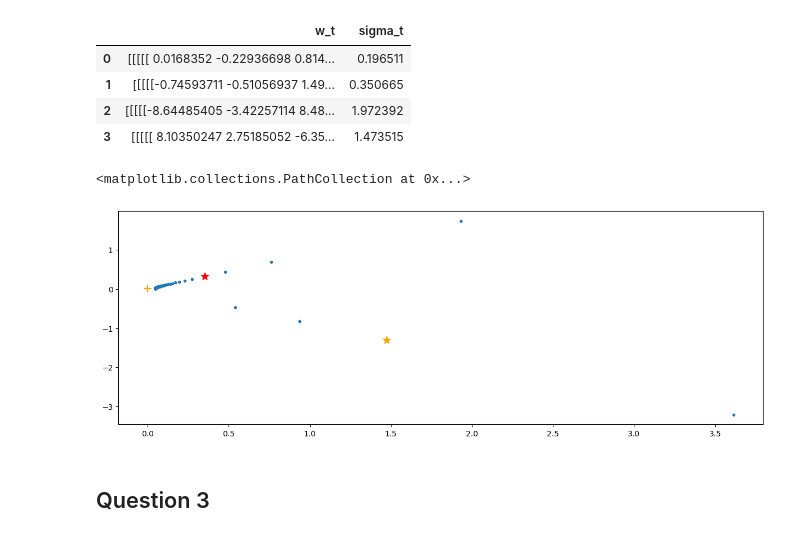
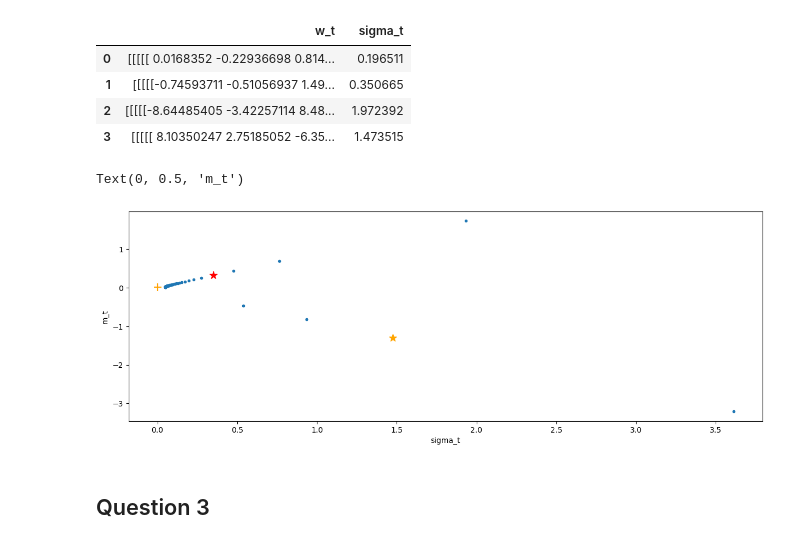
Before and after one commit to fbristotti/cqf, a Jupyter notebook: exam1/exam1.ipynb, the cells around one changed output. Drawn from its saved outputs; the diff is of its cells as text; code cells hidden in the pictures.

```diff
--- a/exam1/exam1.ipynb
+++ b/exam1/exam1.ipynb
@@ -202,25 +202,28 @@ df_pt[['w_t', 'sigma_t']]
 # %%
 rs = np.linspace(-5,0.02, 3000)
 mus = np.zeros(len(rs))
 sigmas = np.zeros(len(rs))
 for i in range(0, len(rs), 1):
     w, m, s = calculate_tangency_portfolio(mu=mu, sigma=sigma, R=R, r_f=rs[i])
     mus[i] = m
     sigmas[i] = s
 
 plt.subplots(figsize=[15,5])
 plt.scatter(sigmas, mus, marker='.')
 
 df_100bps = df_pt[df_pt['r_f'] == 0.01]
 df_175bps = df_pt[df_pt['r_f'] == 0.0175]
 
 plt.scatter(df_100bps.iloc[0].sigma_t, df_100bps.iloc[0].m_t, marker='*', color='red', s=100)
 plt.scatter(0, 0.01, marker='+', color='red', s=100)
 plt.scatter(df_175bps.iloc[0].sigma_t, df_175bps.iloc[0].m_t, marker='*', color='orange', s=100)
 plt.scatter(0, 0.0175, marker='+', color='orange', s=100)
+
+plt.xlabel('sigma_t')
+plt.ylabel('m_t')
 # %% [output]
-<matplotlib.collections.PathCollection at 0x...>
+Text(0, 0.5, 'm_t')
-[figure, old version]
+[figure, new version]
 # %%
 # Annotations example
 
```
Also changed, not shown: parts of 4 cells of this notebook.
